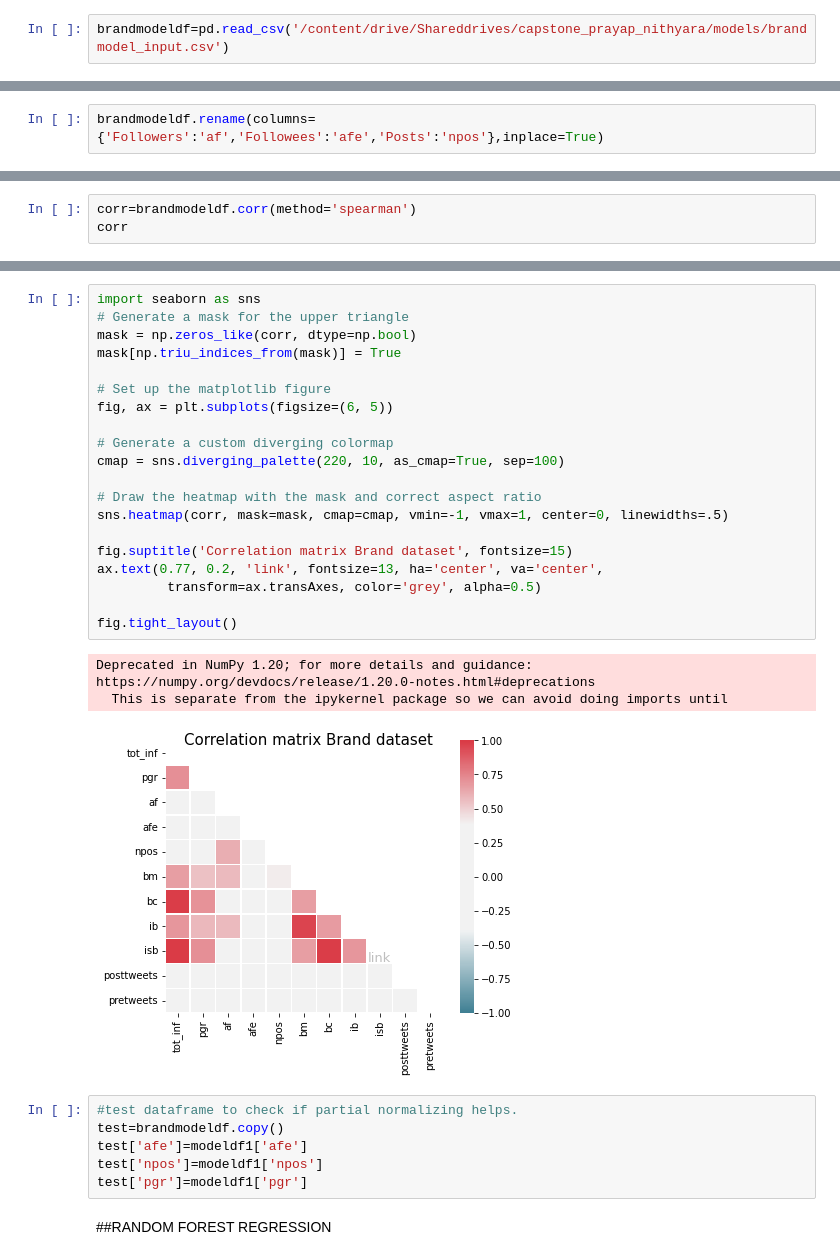
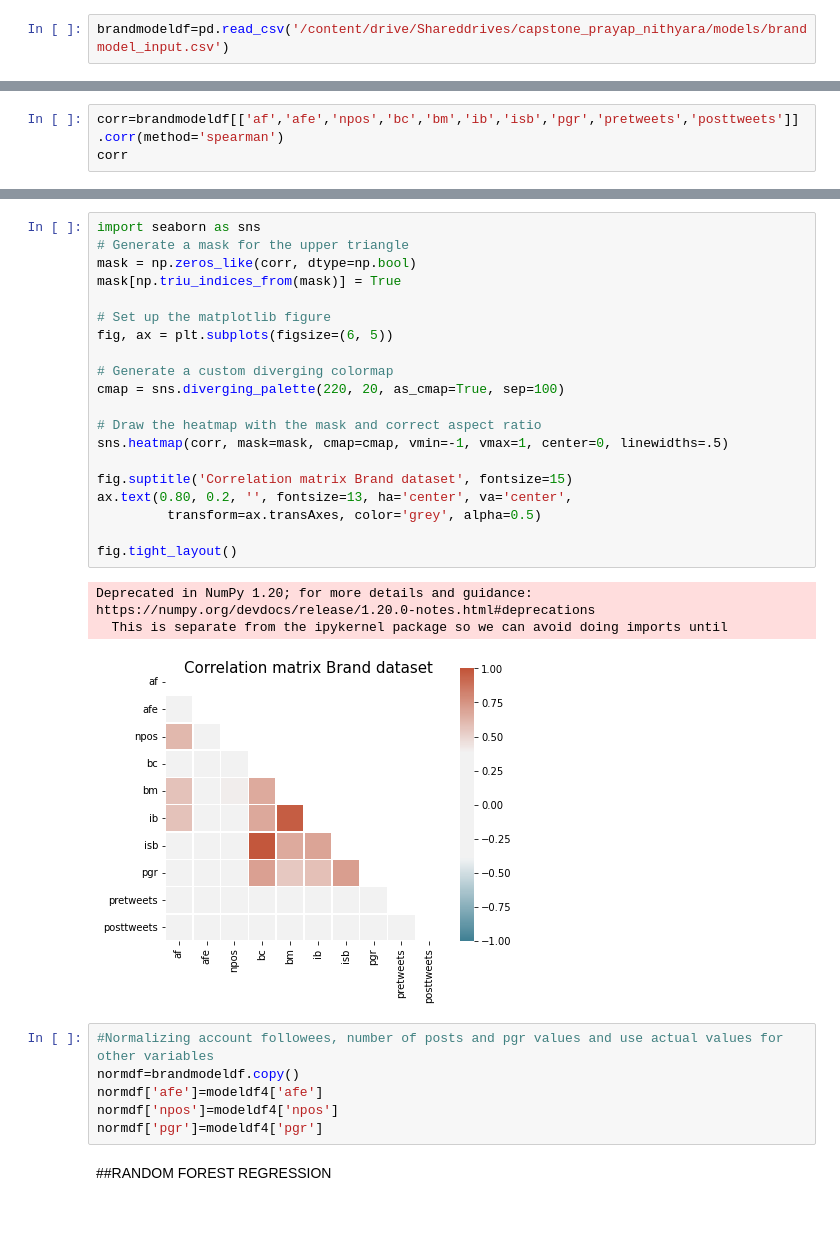
Before and after one commit to prayap/nithyara-prayap, a Jupyter notebook: models.ipynb, the cells around one changed output, grey strips where cells are left out. Drawn from its saved outputs; the diff is of its cells as text; blank space fills up the shorter version.

```diff
--- a/models.ipynb
+++ b/models.ipynb
@@ -68,2 +68,0 @@ sns.pairplot(brandmodeldf)
-# %%
-brandmodeldf.rename(columns={'Followers':'af','Followees':'afe','Posts':'npos'},inplace=True)
@@ -123,4 +158,4 @@ Deprecated in NumPy 1.20; for more details and guidance: https://numpy.org/devdo
 # %%
-corr=brandmodeldf.corr(method='spearman')
+corr=brandmodeldf[['af','afe','npos','bc','bm','ib','isb','pgr','pretweets','posttweets']].corr(method='spearman')
 corr
 # %% [output]
@@ -139,33 +173,33 @@ corr
 # %%
 import seaborn as sns
 # Generate a mask for the upper triangle
 mask = np.zeros_like(corr, dtype=np.bool)
 mask[np.triu_indices_from(mask)] = True
 
 # Set up the matplotlib figure
 fig, ax = plt.subplots(figsize=(6, 5))
 
 # Generate a custom diverging colormap
-cmap = sns.diverging_palette(220, 10, as_cmap=True, sep=100)
+cmap = sns.diverging_palette(220, 20, as_cmap=True, sep=100)
 
 # Draw the heatmap with the mask and correct aspect ratio
 sns.heatmap(corr, mask=mask, cmap=cmap, vmin=-1, vmax=1, center=0, linewidths=.5)
 
 fig.suptitle('Correlation matrix Brand dataset', fontsize=15)
-ax.text(0.77, 0.2, 'link', fontsize=13, ha='center', va='center',
+ax.text(0.80, 0.2, '', fontsize=13, ha='center', va='center',
          transform=ax.transAxes, color='grey', alpha=0.5)
 
 fig.tight_layout()
 # %% [output]
 Deprecated in NumPy 1.20; for more details and guidance: https://numpy.org/devdocs/release/1.20.0-notes.html#deprecations
   This is separate from the ipykernel package so we can avoid doing imports until
-[figure, old version]
+[figure, new version]
-# %%
-#test dataframe to check if partial normalizing helps.
-test=brandmodeldf.copy()
-test['afe']=modeldf1['afe']
-test['npos']=modeldf1['npos']
-test['pgr']=modeldf1['pgr']
+# %%
+#Normalizing account followees, number of posts and pgr values and use actual values for other variables
+normdf=brandmodeldf.copy()
+normdf['afe']=modeldf4['afe']
+normdf['npos']=modeldf4['npos']
+normdf['pgr']=modeldf4['pgr']
 # %% [markdown]
 ##RANDOM FOREST REGRESSION
 # %% [markdown]
```
Also changed, not shown: parts of 21 cells of this notebook, 1 other file.
